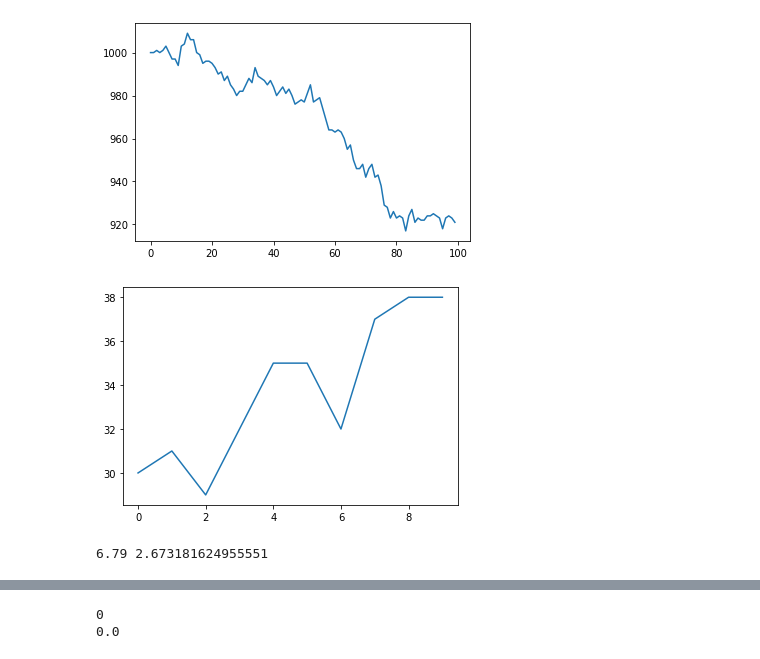
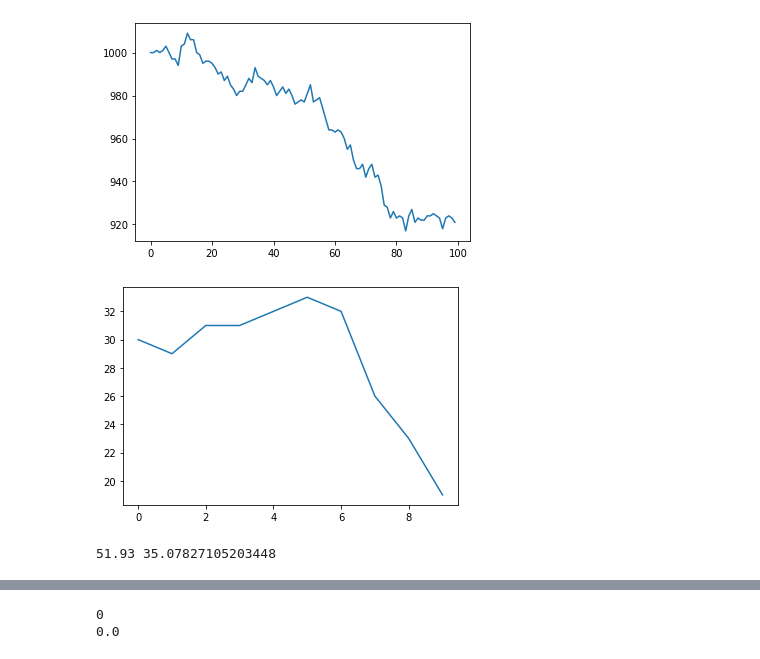
Before and after one commit to wouterandringa/queues_simulations, a Jupyter notebook: notebooks/tutorial_2.ipynb, the cells around one changed output, grey strips where cells are left out. Cells and saved outputs as stored; diff of their text form; code cells hidden in the pictures.

```diff
--- a/notebooks/tutorial_2.ipynb
+++ b/notebooks/tutorial_2.ipynb
@@ -99,27 +99,26 @@ experiment_4()
 # %%
 def experiment_5():
     N = 10  # set this to the correct value.
-    labda = 6
-    mu = 5
+    labda, mu = 5, 6
     q0 = 30
 
     a = poisson(labda).rvs(N)
     s = poisson(mu).rvs(N)
 
     Q, d = compute_Q_d(a, s, q0)
 
     plt.plot(Q)
     plt.show()
 
 
 experiment_5()
 # %% [output]
-[figure, old version]
+[figure, new version]
 # %%
 def experiment_6():
     N = 100  # Again, replace the numbers
-    labda = 5
-    mu = 6
+    labda = 6
+    mu = 5
     q0 = 10
 
     a = poisson(labda).rvs(N)
@@ -131,7 +130,7 @@ def experiment_6():
 
 experiment_6()
 # %% [output]
-6.79 2.673181624955551
+51.93 35.07827105203448
 # %%
 def experiment_6a():
     N = 10  # Use a larger value here
```
Also changed, not shown: parts of 6 cells of this notebook, 2 other files.
